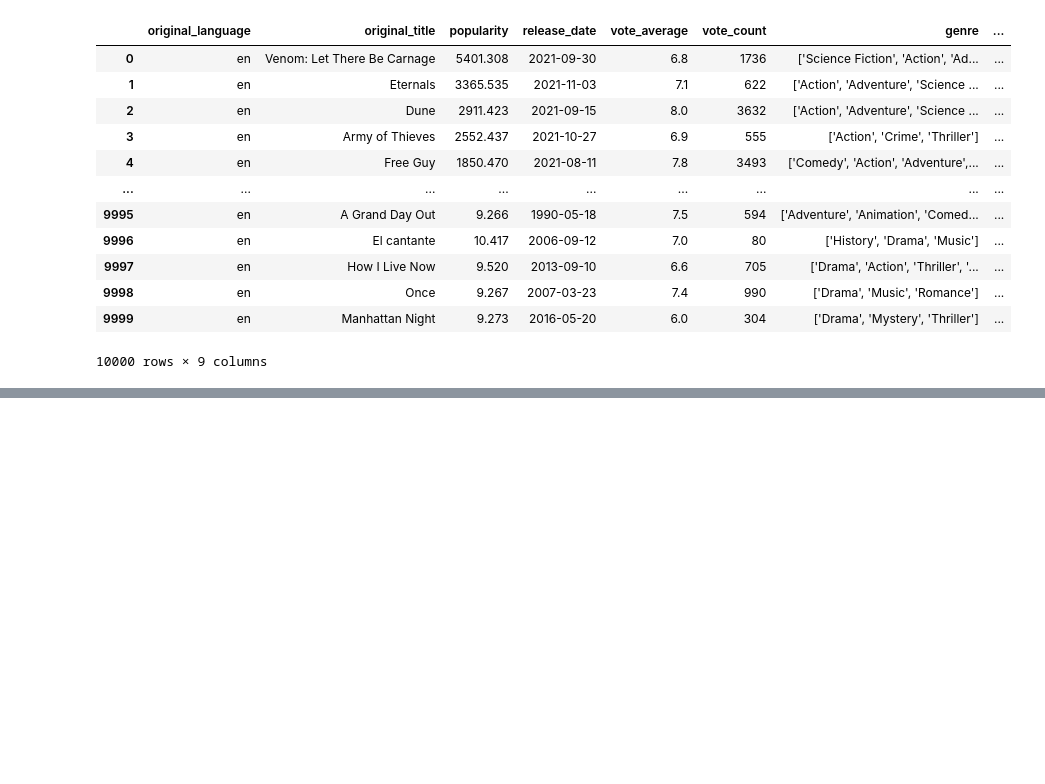
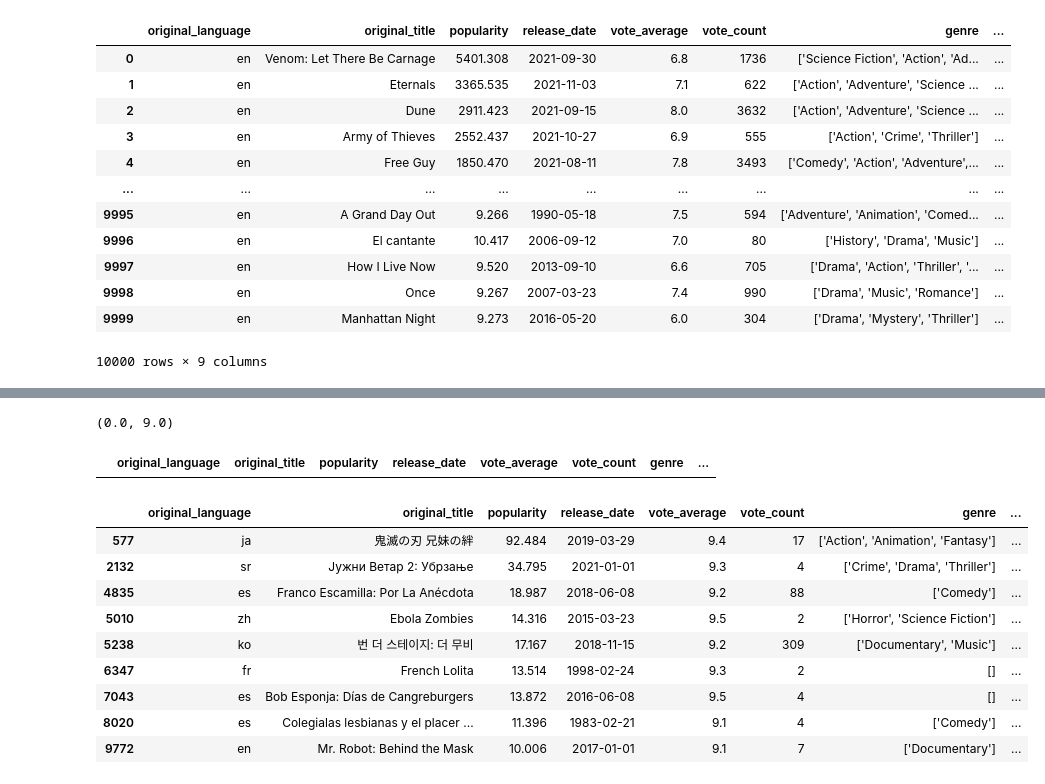
Before and after one commit to Raghav-Mundhara/Sem6_Labs, a Jupyter notebook: AIDS/Expt1/Expt1.ipynb, the cells around one changed output, grey strips where cells are left out. Saved outputs shown, nothing was run; the diff lists cells and outputs as text; code cells hidden in the pictures; blank space fills up the shorter version.

```diff
--- a/AIDS/Expt1/Expt1.ipynb
+++ b/AIDS/Expt1/Expt1.ipynb
@@ -127,2 +132,3 @@ dtype: int64
-# %%
-new_df=df.fillna(0)
+# %%
+new_df=new_df.fillna(100)
+new_df
@@ -145,0 +169,3 @@ dtype: int64
+# %%
+new_df['Dummy']=new_df.genre.map({"['Science Fiction', 'Action', 'Adventure']":0,"['Action', 'Crime', 'Thriller']":1})
+new_df
@@ -145,0 +186,23 @@ dtype: int64
+# %%
+min_threshold,max_threshold=new_df.vote_average.quantile([0.001,0.999])
+# %%
+min_threshold,max_threshold
+# %% [output]
+(0.0, 9.0)
+# %%
+new_df[new_df.vote_average<min_threshold]
+# %% [output]
+|  | original_language | original_title | popularity | release_date | vote_average | vote_count | genre | ... |
+# %%
+new_df[new_df.vote_average>max_threshold]
+# %% [output]
+|  | original_language | original_title | popularity | release_date | vote_average | vote_count | genre | ... |
+| 577 | ja | 鬼滅の刃 兄妹の絆 | 92.484 | 2019-03-29 | 9.4 | 17 | ['Action', 'Animation', 'Fantasy'] | ... |
+| 2132 | sr | Јужни Ветар 2: Убрзање | 34.795 | 2021-01-01 | 9.3 | 4 | ['Crime', 'Drama', 'Thriller'] | ... |
+| 4835 | es | Franco Escamilla: Por La Anécdota | 18.987 | 2018-06-08 | 9.2 | 88 | ['Comedy'] | ... |
+| 5010 | zh | Ebola Zombies | 14.316 | 2015-03-23 | 9.5 | 2 | ['Horror', 'Science Fiction'] | ... |
+| 5238 | ko | 번 더 스테이지: 더 무비 | 17.167 | 2018-11-15 | 9.2 | 309 | ['Documentary', 'Music'] | ... |
+| 6347 | fr | French Lolita | 13.514 | 1998-02-24 | 9.3 | 2 | [] | ... |
+| 7043 | es | Bob Esponja: Días de Cangreburgers | 13.872 | 2016-06-08 | 9.5 | 4 | [] | ... |
+| 8020 | es | Colegialas lesbianas y el placer ... | 11.396 | 1983-02-21 | 9.1 | 4 | ['Comedy'] | ... |
+| 9772 | en | Mr. Robot: Behind the Mask | 10.006 | 2017-01-01 | 9.1 | 7 | ['Documentary'] | ... |
```
Also changed, not shown: parts of 12 cells of this notebook.
